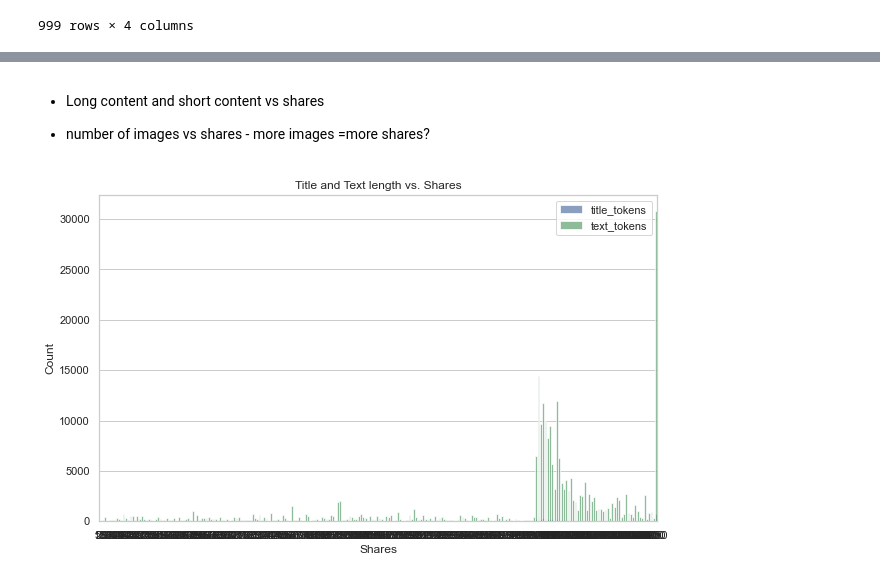
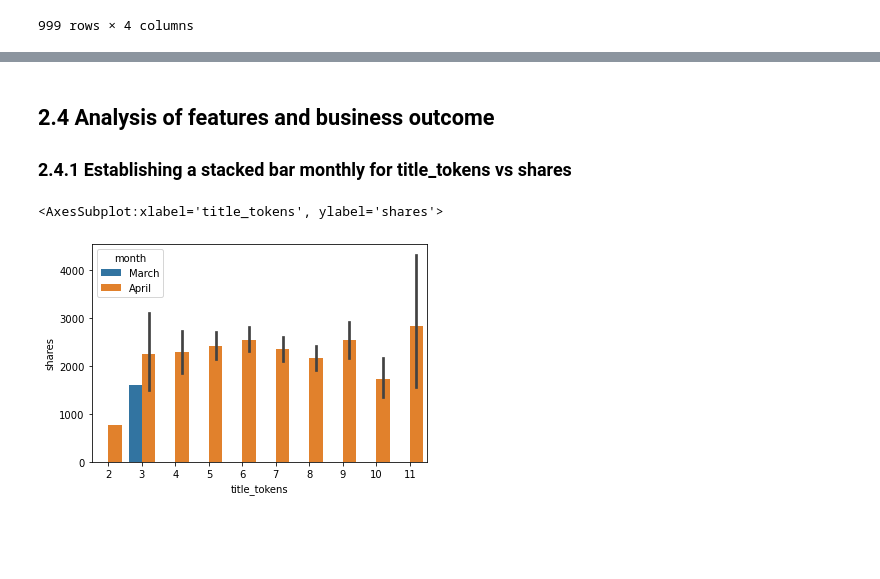
Before and after one commit to smafraim/News-Articles-Share-Prediction-using-Machine-Learning, a Jupyter notebook: Notebooks/Feature Engineering.ipynb, the cells around one changed output, grey strips where cells are left out. Cells and saved outputs as stored; diff of their text form; code cells hidden in the pictures; blank space fills up the shorter version.

```diff
--- a/Notebooks/Feature Engineering.ipynb
+++ b/Notebooks/Feature Engineering.ipynb
@@ -287,27 +268,10 @@ df_features.sample(4)
 4 rows × 35 columns
-# %% [markdown]
-- Long content and short content vs shares
-
-- number of images vs shares - more images =more shares?
-# %%
-import seaborn as sns
-import matplotlib.pyplot as plt
-
-# Group the data by 'shares' and count occurrences of 'title_tokens' and 'text_tokens'
-grouped_data = df_features.groupby('shares')[['title_tokens', 'text_tokens']].sum()
-
-# Create a stacked bar chart
-sns.set(style="whitegrid")
-plt.figure(figsize=(10, 6))
-
-# Use the 'hue' parameter to create a stacked bar chart
-sns.barplot(data=grouped_data.reset_index(), x='shares', y='title_tokens', color='b', label='title_tokens', alpha=0.7)
-sns.barplot(data=grouped_data.reset_index(), x='shares', y='text_tokens', color='g', label='text_tokens', alpha=0.7)
-
-plt.xlabel('Shares')
-plt.ylabel('Count')
-plt.title('Title and Text length vs. Shares')
-plt.legend(loc='upper right')
-plt.show()
-# %% [output]
-[figure, removed]
+# %% [markdown]
+## 2.4 Analysis of features and business outcome
+
+   ### 2.4.1 Establishing a stacked bar monthly for title_tokens vs shares
+# %%
+sns.barplot(data=df_features, x="title_tokens", y="shares", hue="month")
+# %% [output]
+<AxesSubplot:xlabel='title_tokens', ylabel='shares'>
+[figure, added]
```
Also changed, not shown: parts of 28 cells of this notebook, 3 other files.
